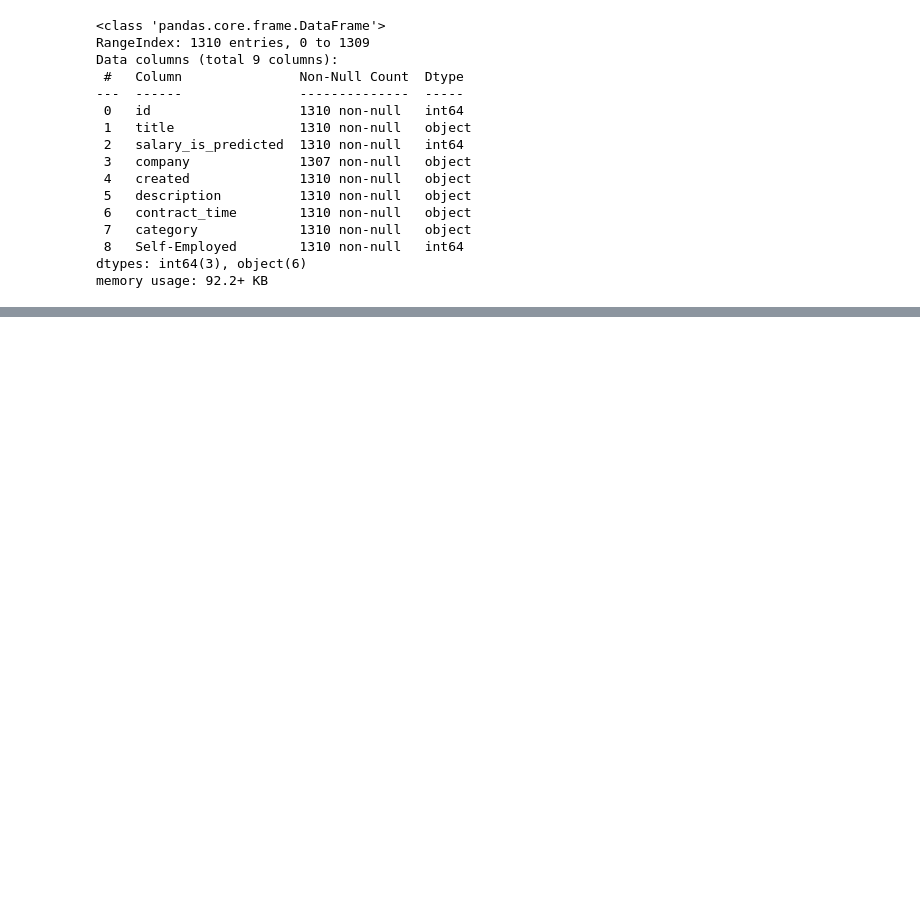
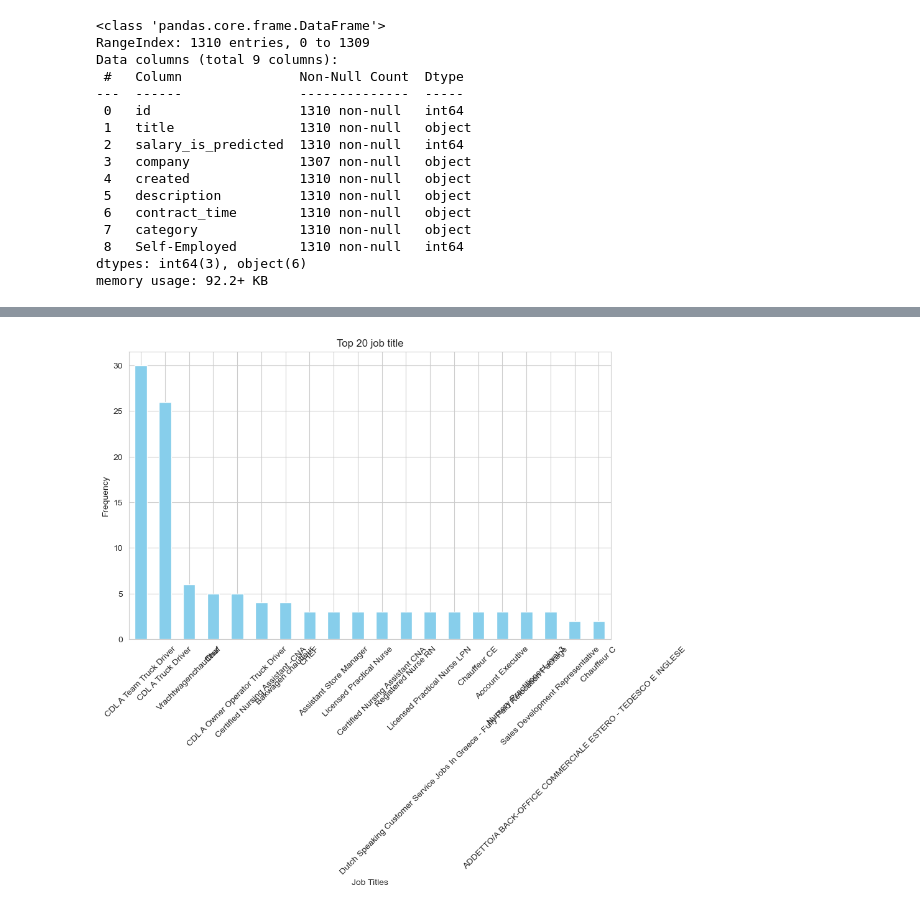
Before and after one commit to KitwanaSh/job_recommender, a Jupyter notebook: career_recommendation_system.ipynb, the cells around one changed output, grey strips where cells are left out. Cells and saved outputs as stored; diff of their text form; code cells hidden in the pictures; blank space fills up the shorter version.

```diff
--- a/career_recommendation_system.ipynb
+++ b/career_recommendation_system.ipynb
@@ -585,0 +628,4 @@ memory usage: 92.2+ KB
+# %%
+# Drop rows where 'Self-Employed' is 1
+df_filtered = df[df['Self-Employed'] != 1]
+df_filtered.info()
@@ -585,0 +649,14 @@ memory usage: 92.2+ KB
+# %%
+df = df_filtered
+# %%
+#  plot the job title frequency
+plt.figure(figsize=(10, 6))
+
+df["title"].value_counts().head(20).plot(kind="bar", color="skyblue")
+plt.xlabel("Job Titles")
+plt.ylabel("Frequency")
+plt.xticks(rotation=45)
+plt.title("Top 20 job title")
+plt.show()
+# %% [output]
+[figure, added]
```
Also changed, not shown: parts of 20 cells of this notebook.
